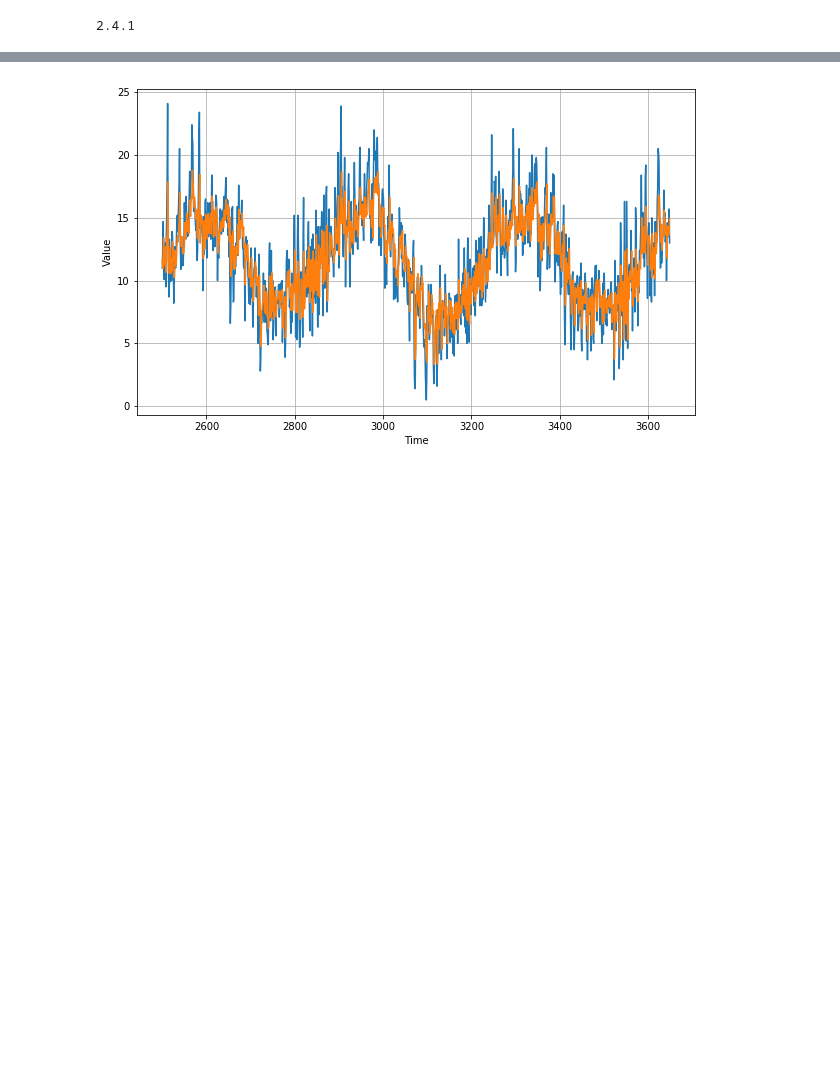
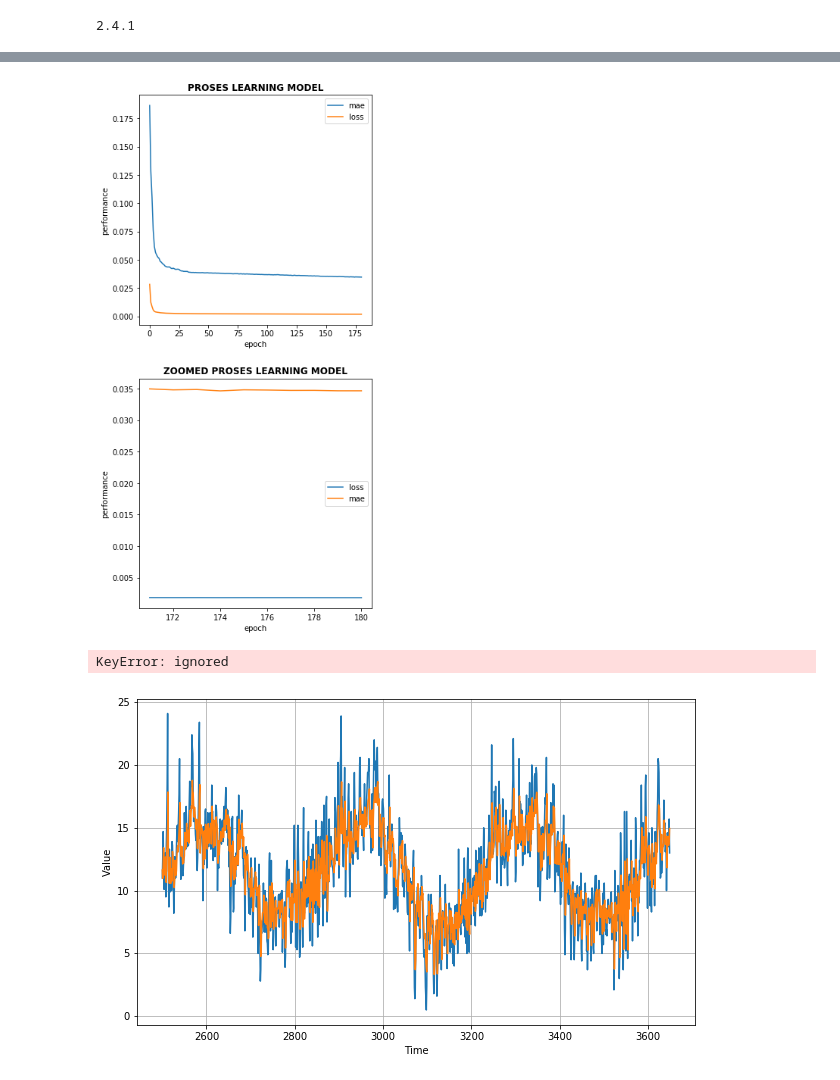
Before and after one commit to angeloken/Riset-I-smile, a Jupyter notebook: riset_prediksi_listrik_ver_2.ipynb, the cells around one changed output, grey strips where cells are left out. Saved outputs shown, nothing was run; the diff lists cells and outputs as text; code cells hidden in the pictures; blank space fills up the shorter version.

```diff
--- a/riset_prediksi_listrik_ver_2.ipynb
+++ b/riset_prediksi_listrik_ver_2.ipynb
@@ -179,6 +180,35 @@ Epoch 150/150
+# %%
+mae = history.history['mae']
+loss = history.history['loss']
+epoch = range(len(history.history['mae']))
+
+zoomed_mae = mae[-10:]
+zoomed_loss = loss[-10:]
+zoomed_epoch = epoch[-10:]
+# %%
+fig, ax = plt.subplots(figsize=(5,10), nrows=2)
+plt.tight_layout(h_pad=5)
+ax[0].plot(epoch, mae, label='mae')
+ax[0].plot(epoch, loss, label='loss')
+ax[0].legend()
+ax[0].set_title('PROSES LEARNING MODEL', fontweight='bold')
+ax[0].set_xlabel('epoch')
+ax[0].set_ylabel('performance')
+
+ax[1].plot(zoomed_epoch, zoomed_loss, label='loss')
+ax[1].plot(zoomed_epoch, zoomed_mae, label='mae')
+ax[1].legend()
+ax[1].set_title('ZOOMED PROSES LEARNING MODEL', fontweight='bold')
+ax[1].set_xlabel('epoch')
+ax[1].set_ylabel('performance')
+plt.show()
+# %% [output]
+[figure, added]
 # %%
-rnn_forecast = model_forecast(model, series[..., np.newaxis], window_size)
+rnn_forecast = model_forecast(model, df[..., np.newaxis], window_size)
 rnn_forecast = rnn_forecast[split_time - window_size:-1, -1, 0]
+# %% [output]
+KeyError: ignored
 # %%
 plt.figure(figsize=(10, 6))
 plot_series(time_valid, x_valid)
```
Also changed, not shown: parts of 15 cells of this notebook.
